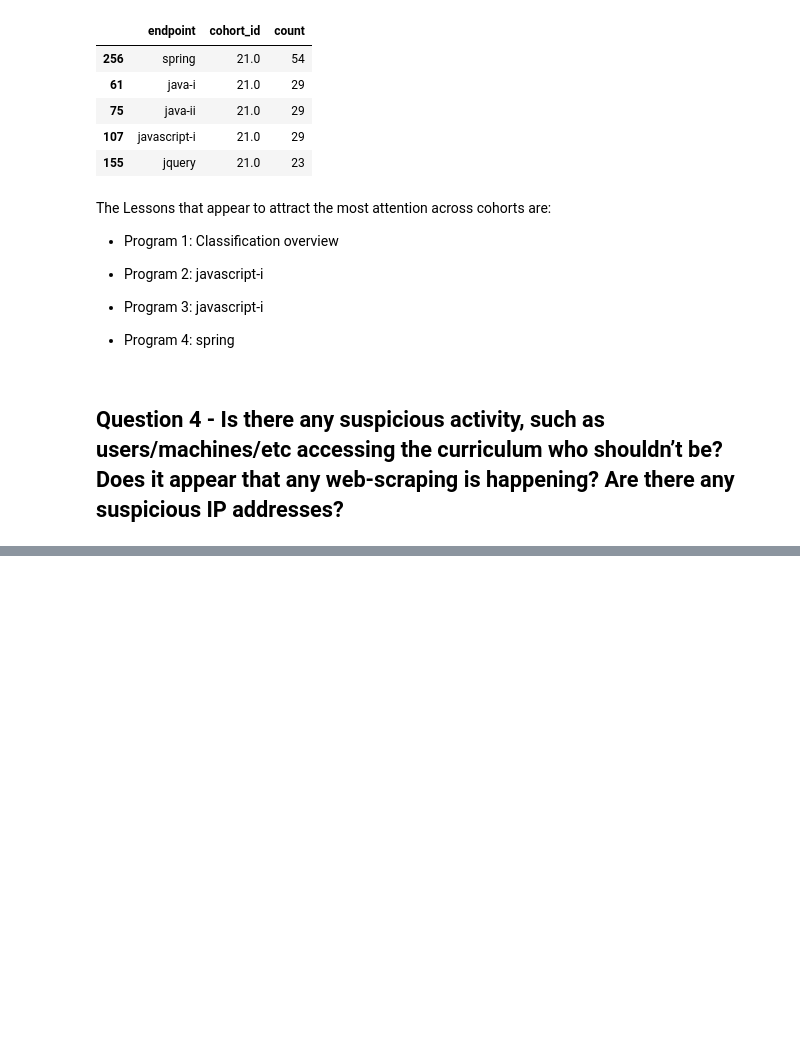
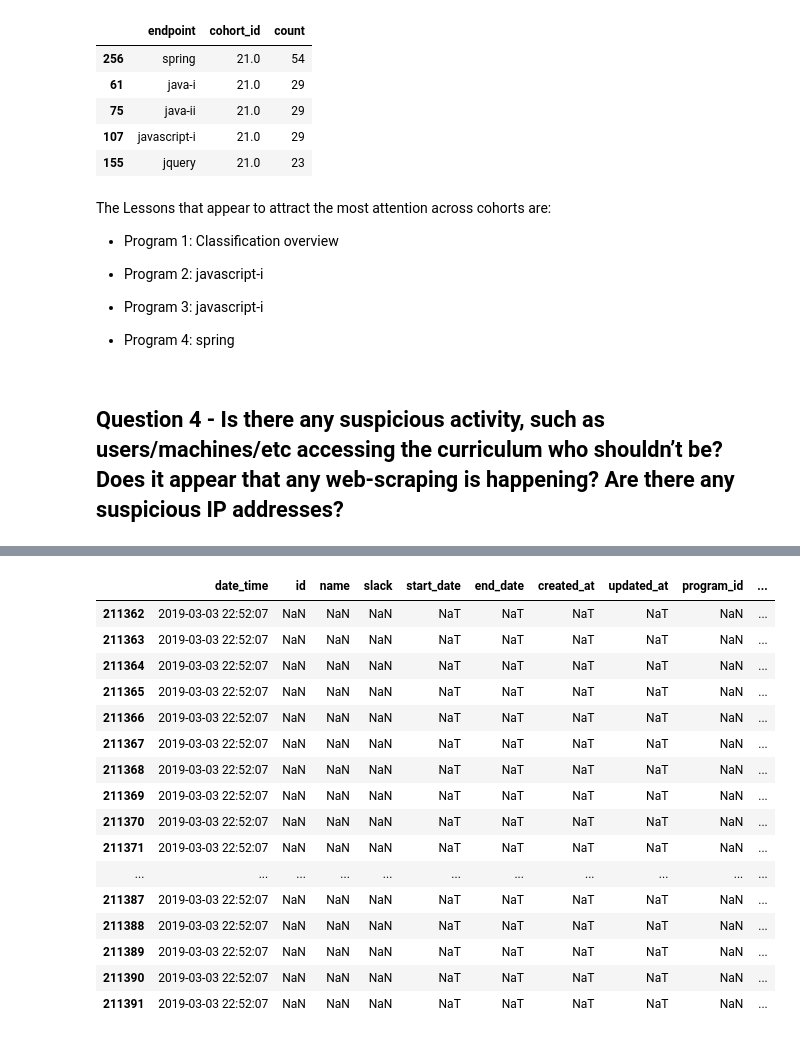
Before and after one commit to detecting-anomalies/detecting-codeup-anomalies, a Jupyter notebook: shawn_nb.ipynb, the cells around one changed output, grey strips where cells are left out. Drawn from its saved outputs; the diff is of its cells as text; code cells hidden in the pictures; blank space fills up the shorter version.

```diff
--- a/shawn_nb.ipynb
+++ b/shawn_nb.ipynb
@@ -218,0 +278,26 @@ staves
+# %%
+df_2 = df.copy()
+# %%
+df_2 = df_2.reset_index()
+# %%
+df_3 = df_2.groupby(['date_time'])['endpoint'].agg(['count'])
+# %%
+df_3[df_3['date_time'] == '2019-03-03 22:52:07']
+# %% [output]
+|  | date_time | id | name | slack | start_date | end_date | created_at | updated_at | program_id | ... |
+| 211362 | 2019-03-03 22:52:07 | NaN | NaN | NaN | NaT | NaT | NaT | NaT | NaN | ... |
+| 211363 | 2019-03-03 22:52:07 | NaN | NaN | NaN | NaT | NaT | NaT | NaT | NaN | ... |
+| 211364 | 2019-03-03 22:52:07 | NaN | NaN | NaN | NaT | NaT | NaT | NaT | NaN | ... |
+| 211365 | 2019-03-03 22:52:07 | NaN | NaN | NaN | NaT | NaT | NaT | NaT | NaN | ... |
+| 211366 | 2019-03-03 22:52:07 | NaN | NaN | NaN | NaT | NaT | NaT | NaT | NaN | ... |
+| 211367 | 2019-03-03 22:52:07 | NaN | NaN | NaN | NaT | NaT | NaT | NaT | NaN | ... |
+| 211368 | 2019-03-03 22:52:07 | NaN | NaN | NaN | NaT | NaT | NaT | NaT | NaN | ... |
+| 211369 | 2019-03-03 22:52:07 | NaN | NaN | NaN | NaT | NaT | NaT | NaT | NaN | ... |
+| 211370 | 2019-03-03 22:52:07 | NaN | NaN | NaN | NaT | NaT | NaT | NaT | NaN | ... |
+| 211371 | 2019-03-03 22:52:07 | NaN | NaN | NaN | NaT | NaT | NaT | NaT | NaN | ... |
+| ... | ... | ... | ... | ... | ... | ... | ... | ... | ... | ... |
+| 211387 | 2019-03-03 22:52:07 | NaN | NaN | NaN | NaT | NaT | NaT | NaT | NaN | ... |
+| 211388 | 2019-03-03 22:52:07 | NaN | NaN | NaN | NaT | NaT | NaT | NaT | NaN | ... |
+| 211389 | 2019-03-03 22:52:07 | NaN | NaN | NaN | NaT | NaT | NaT | NaT | NaN | ... |
+| 211390 | 2019-03-03 22:52:07 | NaN | NaN | NaN | NaT | NaT | NaT | NaT | NaN | ... |
+| 211391 | 2019-03-03 22:52:07 | NaN | NaN | NaN | NaT | NaT | NaT | NaT | NaN | ... |
```
Also changed, not shown: parts of 15 cells of this notebook, 3 other files.
